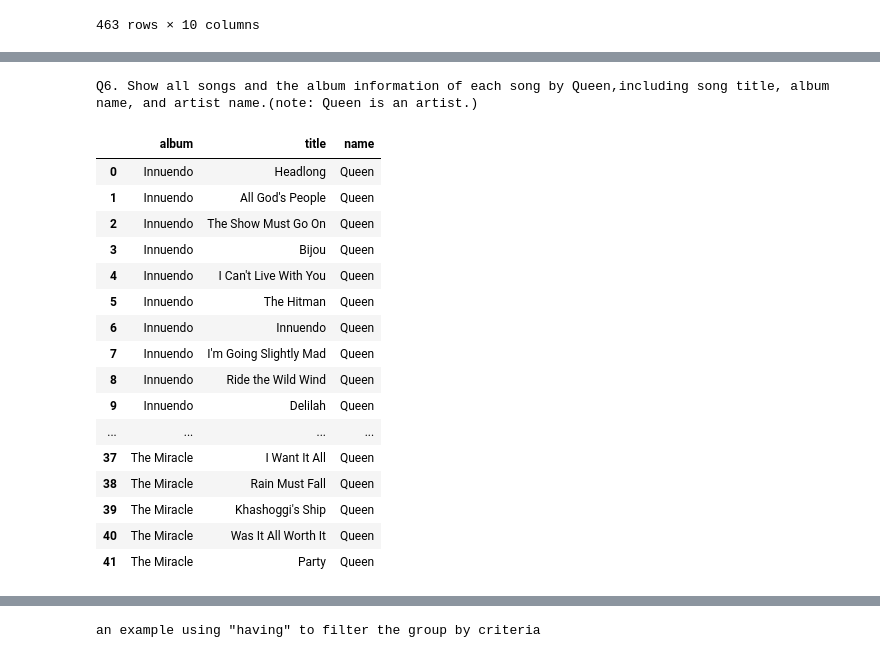
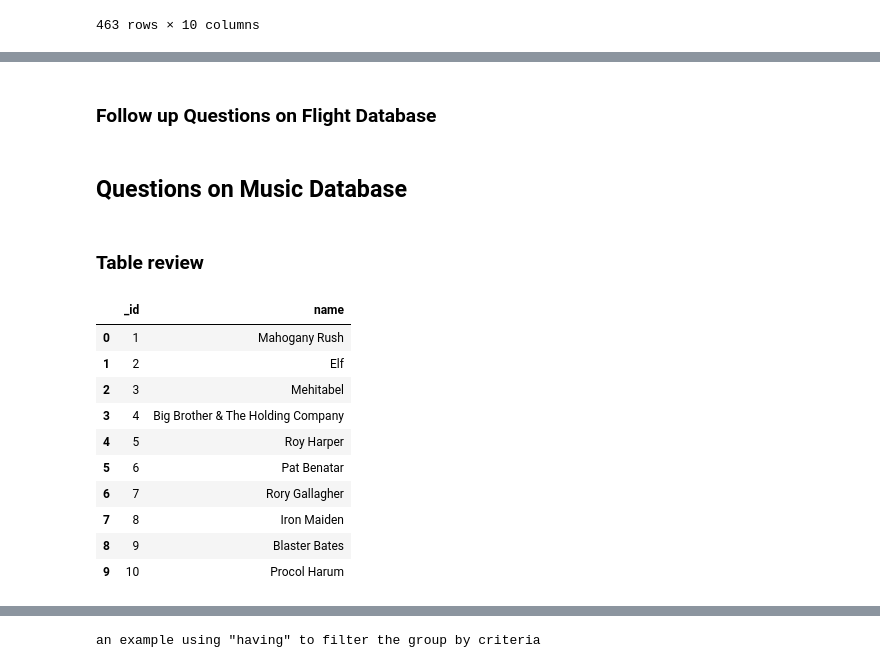
Before and after one commit to Dandata0101/MBS-projects, a Jupyter notebook: workspace_class.ipynb, the cells around one changed output, grey strips where cells are left out. Saved outputs shown, nothing was run; the diff lists cells and outputs as text; code cells hidden in the pictures.

```diff
--- a/workspace_class.ipynb
+++ b/workspace_class.ipynb
@@ -984,23 +824,6 @@ Q5. Show the top 5 artists (including bands) with the most albums.
-# %%
-print('Q6. Show all songs and the album information of each song by Queen,including song title, album name, and artist name.\
-(note: Queen is an artist.)')
-dfq6
-# %% [output]
-Q6. Show all songs and the album information of each song by Queen,including song title, album name, and artist name.(note: Queen is an artist.)
-|  | album | title | name |
-| 0 | Innuendo | Headlong | Queen |
-| 1 | Innuendo | All God's People | Queen |
-| 2 | Innuendo | The Show Must Go On | Queen |
-| 3 | Innuendo | Bijou | Queen |
-| 4 | Innuendo | I Can't Live With You | Queen |
-| 5 | Innuendo | The Hitman | Queen |
-| 6 | Innuendo | Innuendo | Queen |
-| 7 | Innuendo | I'm Going Slightly Mad | Queen |
-| 8 | Innuendo | Ride the Wild Wind | Queen |
-| 9 | Innuendo | Delilah | Queen |
-| ... | ... | ... | ... |
-| 37 | The Miracle | I Want It All | Queen |
-| 38 | The Miracle | Rain Must Fall | Queen |
-| 39 | The Miracle | Khashoggi's Ship | Queen |
-| 40 | The Miracle | Was It All Worth It | Queen |
-| 41 | The Miracle | Party | Queen |
+# %% [markdown]
+### Follow up Questions on Flight Database
+# %% [markdown]
+## Questions on Music Database
+# %% [markdown]
+### Table review
@@ -1006,0 +864,14 @@ Q6. Show all songs and the album information of each song by Queen,including son
+# %%
+dfTableArtist
+# %% [output]
+|  | _id | name |
+| 0 | 1 | Mahogany Rush |
+| 1 | 2 | Elf |
+| 2 | 3 | Mehitabel |
+| 3 | 4 | Big Brother & The Holding Company |
+| 4 | 5 | Roy Harper |
+| 5 | 6 | Pat Benatar |
+| 6 | 7 | Rory Gallagher |
+| 7 | 8 | Iron Maiden |
+| 8 | 9 | Blaster Bates |
+| 9 | 10 | Procol Harum |
```
Also changed, not shown: parts of 38 cells of this notebook.
